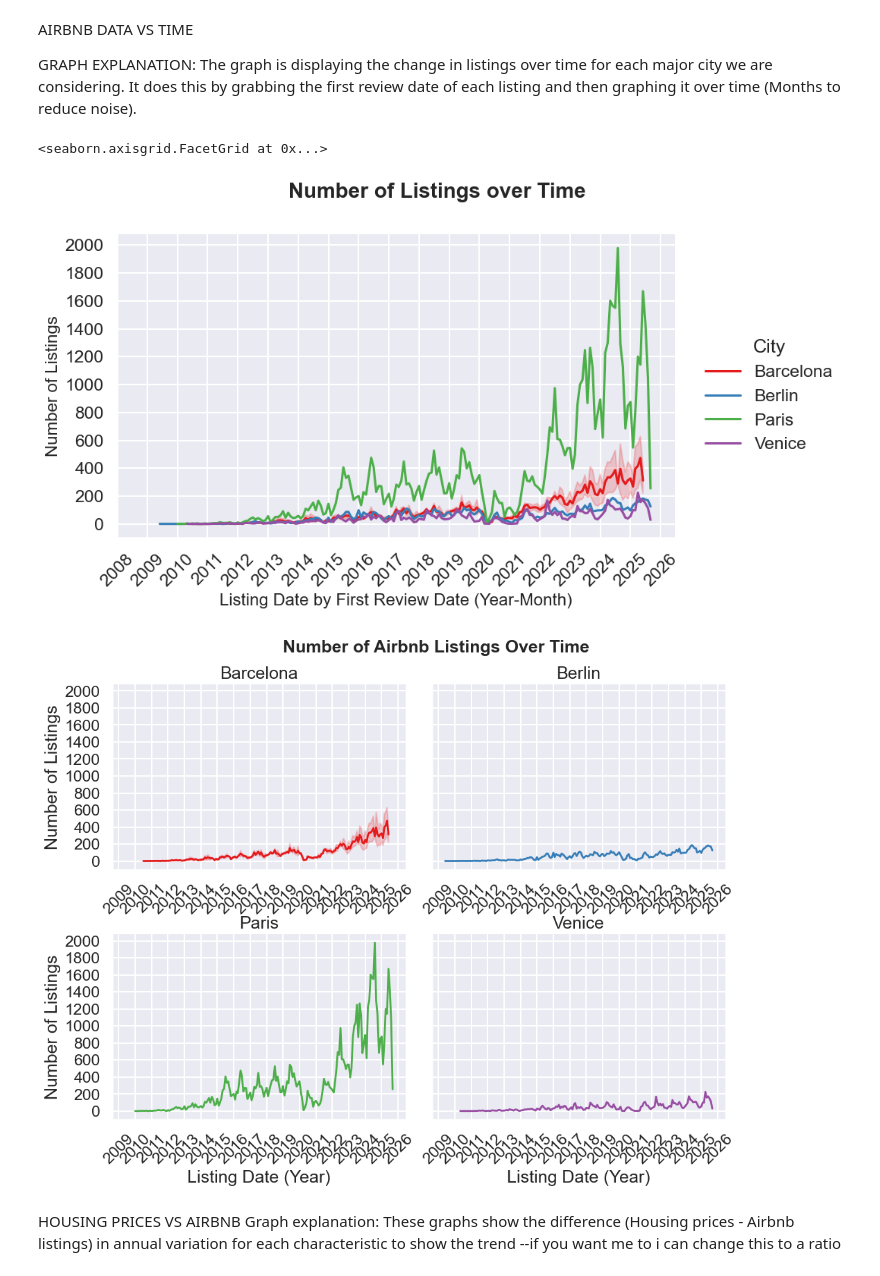
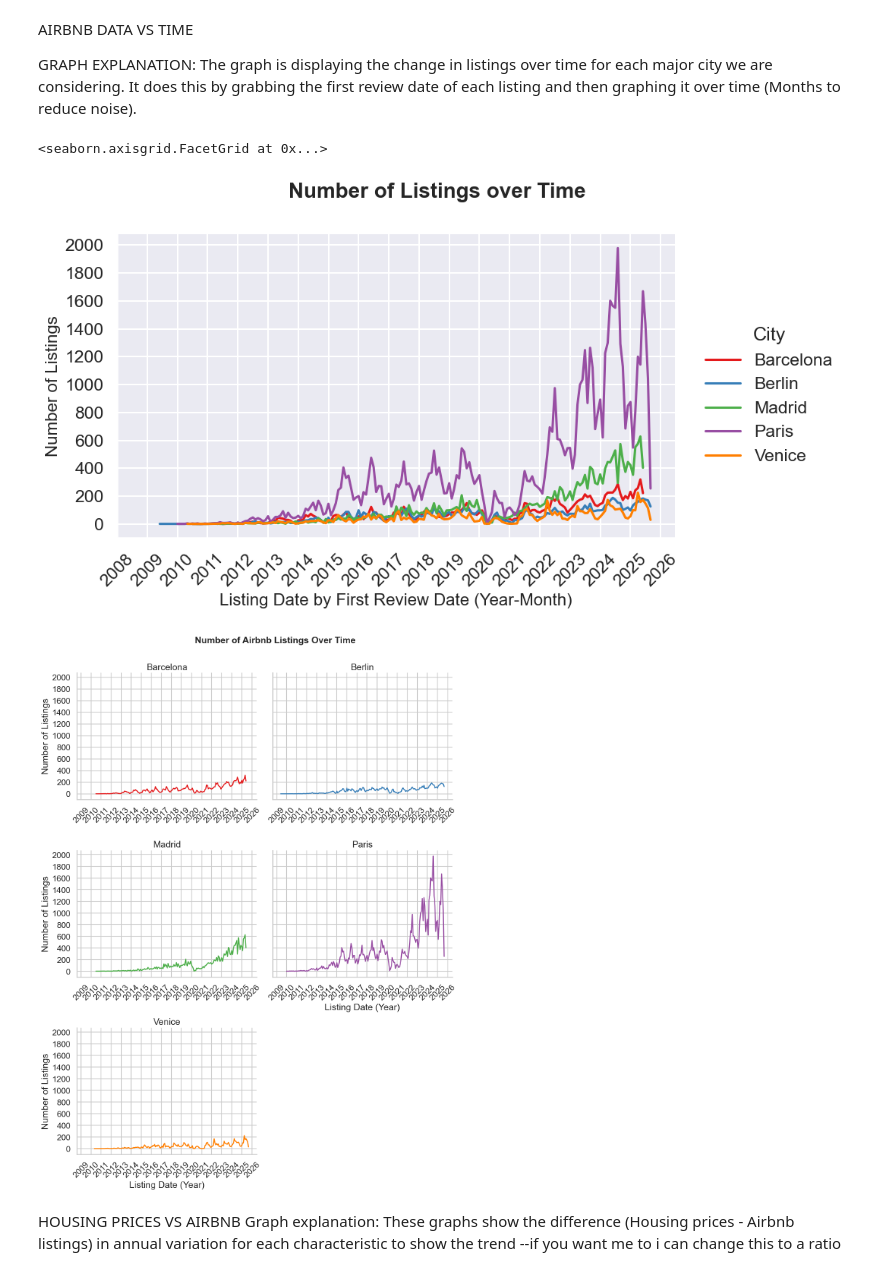
Before and after one commit to RAghaD-311/CS216-final-project, a Jupyter notebook: project_prototype_plots.ipynb, the cells around one changed output. Cells and saved outputs as stored; diff of their text form; code cells hidden in the pictures.

```diff
--- a/project_prototype_plots.ipynb
+++ b/project_prototype_plots.ipynb
@@ -52,7 +52,7 @@ barcelona['country'] = 'Barcelona'
 berlin = create_df('data_files/berlin_airbnb.csv')
 berlin['country'] = 'Berlin'
 madrid = create_df('data_files/madrid_airbnb.csv')
-madrid['country'] = 'Barcelona'
+madrid['country'] = 'Madrid'
 paris = create_df('data_files/paris_airbnb.csv')
 paris['country'] = 'Paris'
 venice = create_df('data_files/venice_airbnb.csv')
@@ -71,27 +71,38 @@ plot.ax.yaxis.set_major_locator(ticker.MultipleLocator(200))
 plot.tight_layout()
 # %% [output]
 <seaborn.axisgrid.FacetGrid at 0x...>
-[figure, old version]
+[figure, new version]
 # %%
 separated = sns.relplot(data=airbnb_data,x="Month/year",y="count", hue="country", kind="line", col="country", col_wrap=2, height=4, aspect=1.4, linewidth=2, palette="Set1",facet_kws={"sharex": True, "sharey": True})
 
 separated.set_titles("{col_name}")
 separated.set_axis_labels("Listing Date (Year)", "Number of Listings")
-separated.fig.suptitle("Number of Airbnb Listings Over Time", fontsize=18, fontweight="bold")
+# separated.fig.suptitle("Number of Airbnb Listings Over Time", fontsize=18, fontweight="bold")
 
 for ax in separated.axes.flat:
     ax.xaxis.set_major_locator(YearLocator(1))
     ax.xaxis.set_major_formatter(DateFormatter("%Y"))
     ax.tick_params(axis="x", rotation=45, labelbottom=True)
     ax.yaxis.set_major_locator(ticker.MultipleLocator(200))
 
 if separated._legend:
     separated._legend.remove()
 
-separated.fig.subplots_adjust(top=0.9, hspace=0.35)
-separated.fig.set_size_inches(12, 8)
+# Adjust spacing BEFORE adding suptitle
+separated.fig.subplots_adjust(top=1.4, hspace=0.4)
+
+# Re-add suptitle with more appropriate offset
+separated.fig.suptitle(
+    "Number of Airbnb Listings Over Time",
+    fontsize=18,
+    fontweight="bold",
+    y=1.5  # Pushes title up slightly
+)
+
+# Optional: larger figure size
+separated.fig.set_size_inches(14, 10)
 # %% [output]
-[figure, old version]
+[figure, new version]
 # %% [markdown]
 HOUSING PRICES VS AIRBNB
 Graph explanation: These graphs show the difference (Housing prices - Airbnb listings) in annual variation for each characteristic to show the trend --if you want me to i can change this to a ratio
```
Also changed, not shown: parts of 1 cell of this notebook.
